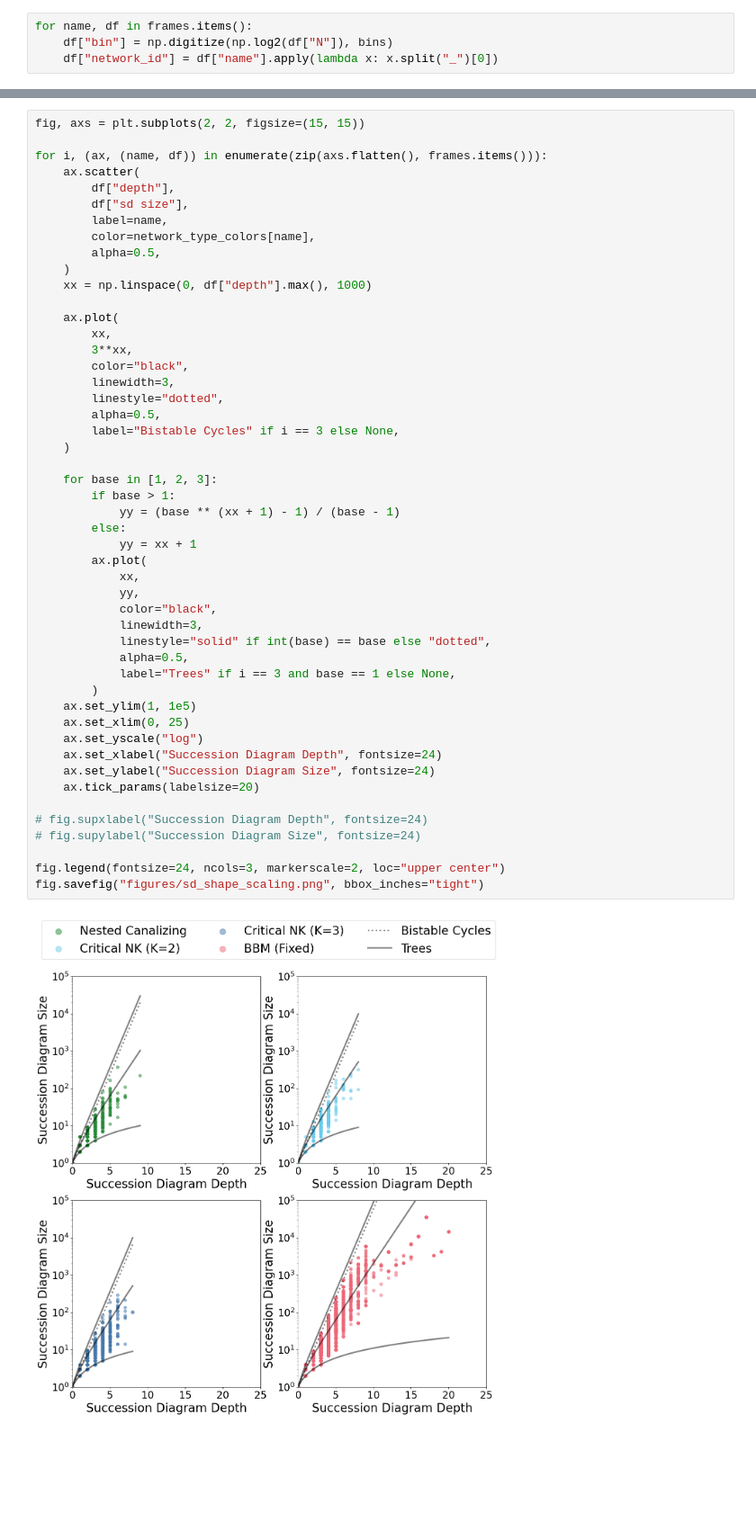
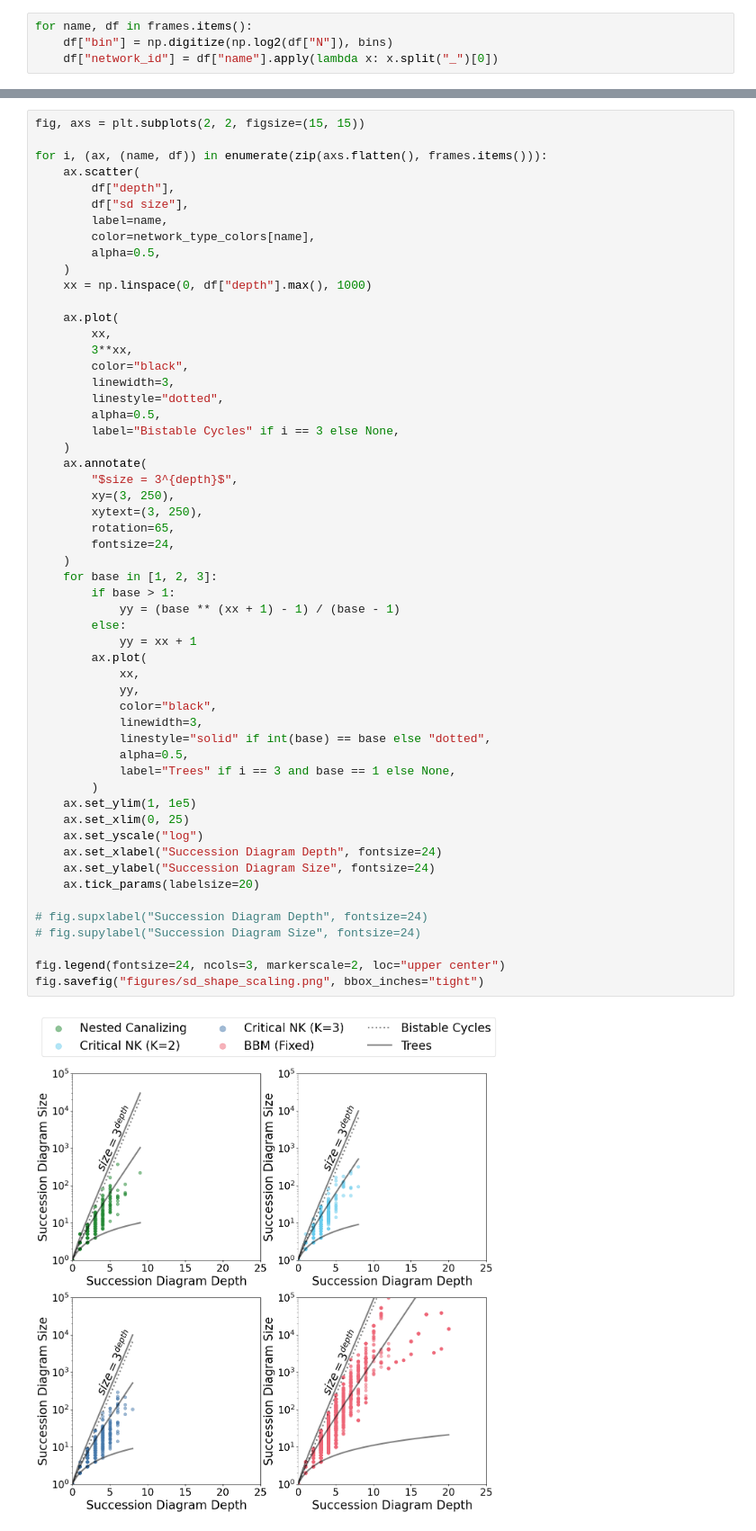
Before and after one commit to jcrozum/balm-analysis, a Jupyter notebook: analysis/new_figures.ipynb, the cells around one changed output, grey strips where cells are left out. Shown at 90% size. Saved outputs shown, nothing was run; the diff lists cells and outputs as text; blank space fills up the shorter version.

```diff
--- a/analysis/new_figures.ipynb
+++ b/analysis/new_figures.ipynb
@@ -265,35 +266,41 @@ for i, (ax, (name, df)) in enumerate(zip(axs.flatten(), frames.items())):
         alpha=0.5,
         label="Bistable Cycles" if i == 3 else None,
     )
-
+    ax.annotate(
+        "$size = 3^{depth}$",
+        xy=(3, 250),
+        xytext=(3, 250),
+        rotation=65,
+        fontsize=24,
+    )
     for base in [1, 2, 3]:
         if base > 1:
             yy = (base ** (xx + 1) - 1) / (base - 1)
         else:
             yy = xx + 1
         ax.plot(
             xx,
             yy,
             color="black",
             linewidth=3,
             linestyle="solid" if int(base) == base else "dotted",
             alpha=0.5,
             label="Trees" if i == 3 and base == 1 else None,
         )
     ax.set_ylim(1, 1e5)
     ax.set_xlim(0, 25)
     ax.set_yscale("log")
     ax.set_xlabel("Succession Diagram Depth", fontsize=24)
     ax.set_ylabel("Succession Diagram Size", fontsize=24)
     ax.tick_params(labelsize=20)
 
 # fig.supxlabel("Succession Diagram Depth", fontsize=24)
 # fig.supylabel("Succession Diagram Size", fontsize=24)
 
 fig.legend(fontsize=24, ncols=3, markerscale=2, loc="upper center")
 fig.savefig("figures/sd_shape_scaling.png", bbox_inches="tight")
 # %% [output]
-[figure, old version]
+[figure, new version]
 # %%
 fig, axs = plt.subplots(2, 2, figsize=(15, 15))
 
```
Also changed, not shown: parts of 9 cells of this notebook, 7 other files.
